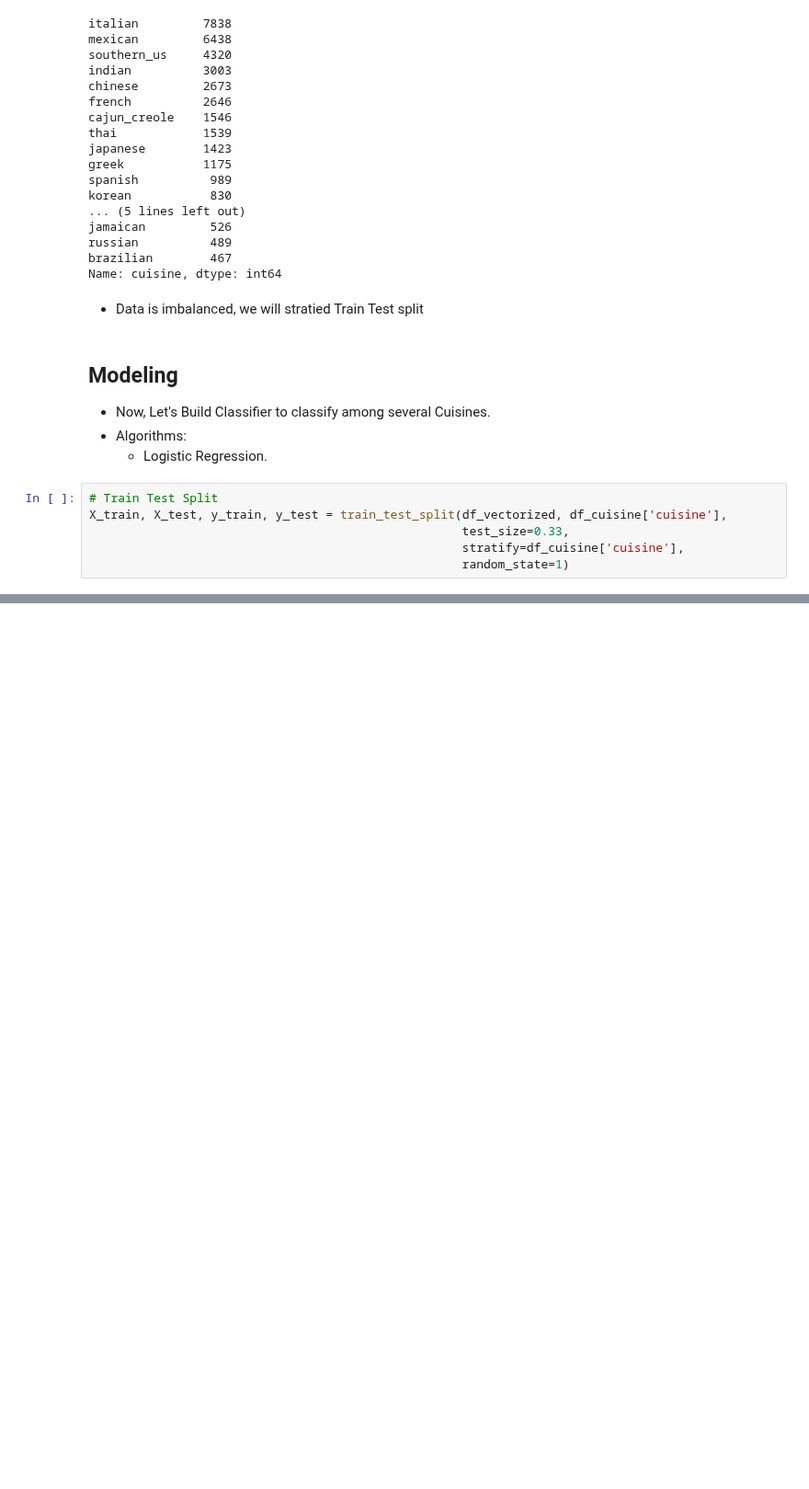
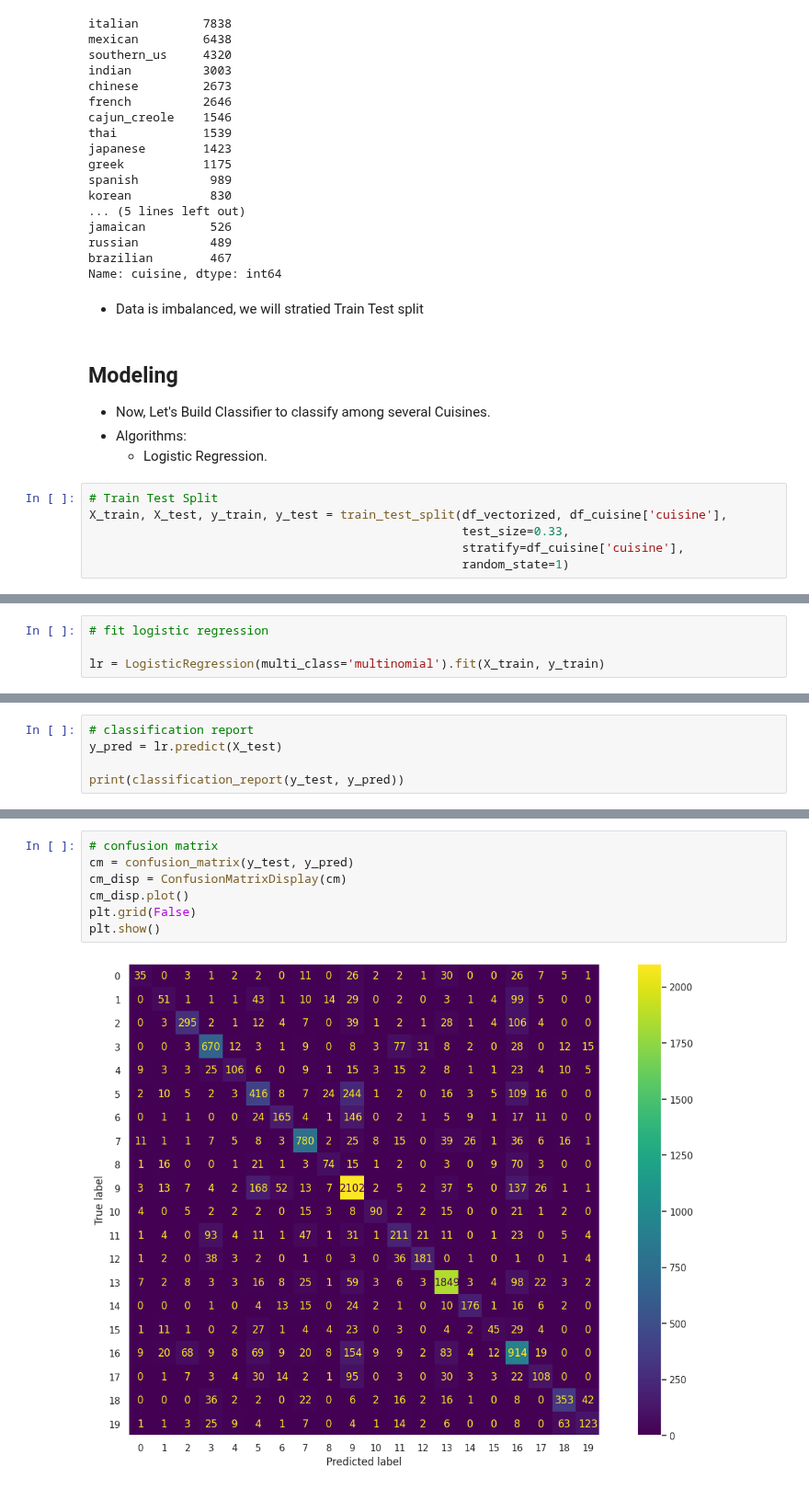
Before and after one commit to thapaliya123/Data-Science-Journey, a Jupyter notebook: DS/text-mining/classify_recipes.ipynb, the cells around one changed output, grey strips where cells are left out. Shown at 92% size. Drawn from its saved outputs; the diff is of its cells as text; blank space fills up the shorter version.

Commit message:
update: receipe classification

```diff
--- a/DS/text-mining/classify_recipes.ipynb
+++ b/DS/text-mining/classify_recipes.ipynb
@@ -216,0 +221,4 @@ fig.show()
+# %%
+# fit logistic regression
+
+lr = LogisticRegression(multi_class='multinomial').fit(X_train, y_train)
@@ -216,0 +233,5 @@ fig.show()
+# %%
+# classification report
+y_pred = lr.predict(X_test)
+
+print(classification_report(y_test, y_pred))
@@ -216,0 +256,9 @@ fig.show()
+# %%
+# confusion matrix
+cm = confusion_matrix(y_test, y_pred)
+cm_disp = ConfusionMatrixDisplay(cm)
+cm_disp.plot()
+plt.grid(False)
+plt.show()
+# %% [output]
+[figure, added]
```
Also changed, not shown: parts of 22 cells of this notebook, 1 other file.
